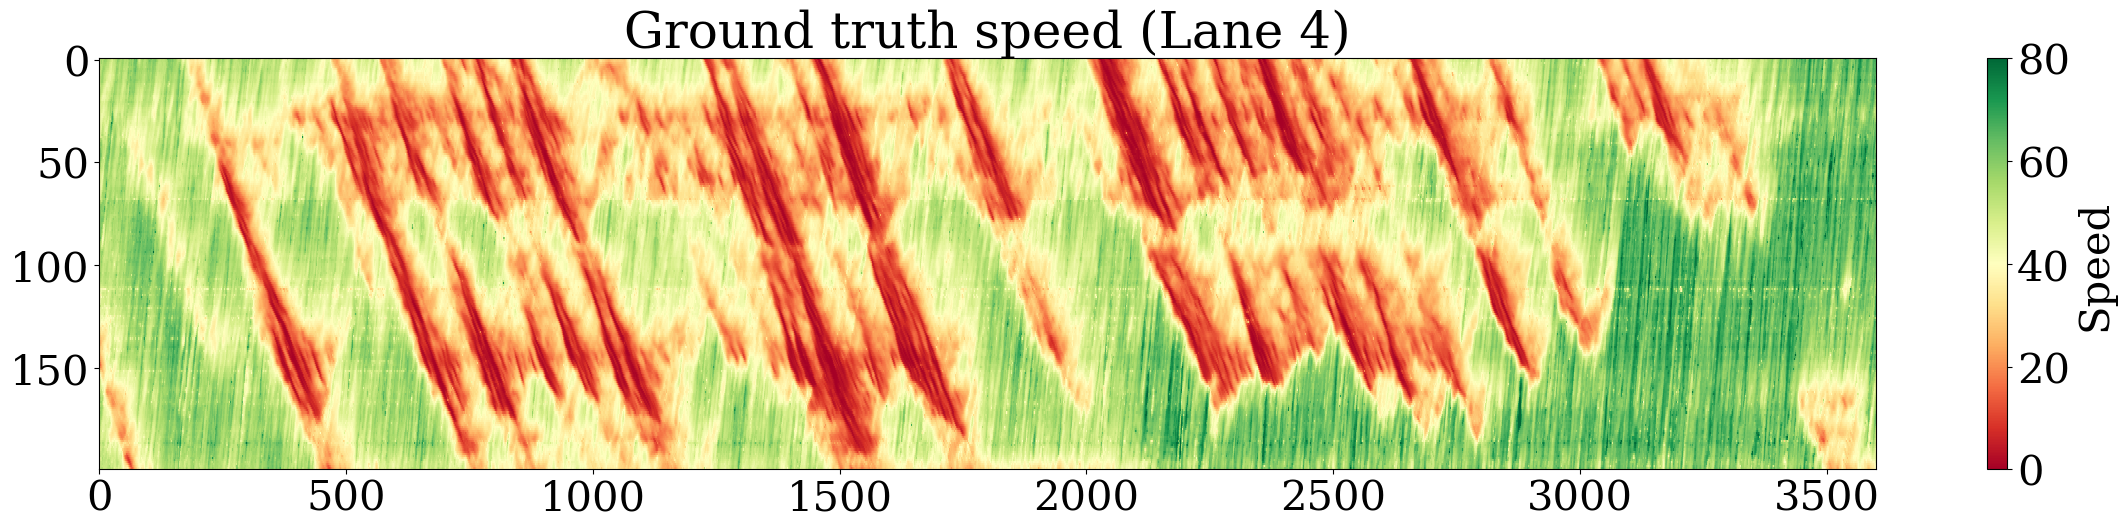
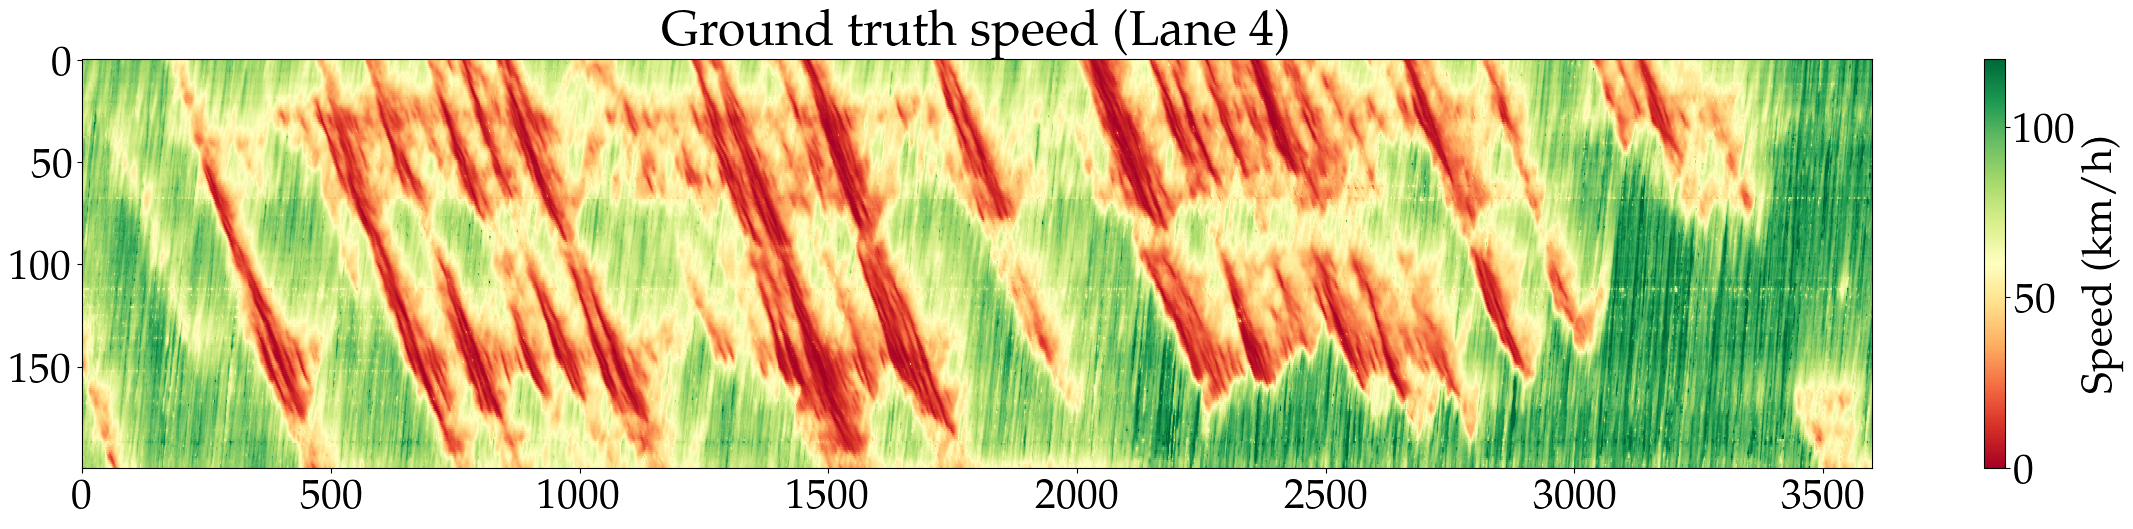
Unified diff of the notebook cell whose output changed from the first chart to the second:
--- before
+++ after
@@ -1,6 +1,7 @@
 plt.figure(figsize=(24, 6))
 plt.rcParams.update({'font.size': 30, 'font.family': 'serif'})
-plt.imshow(motion, cmap='RdYlGn', interpolation='nearest', origin='lower',vmin=0, vmax=80, aspect='auto')
-plt.colorbar(label='Speed')
+plt.imshow(MILE_TO_KM * motion, cmap='RdYlGn', interpolation='nearest', origin='lower',
+           vmin=0, vmax=120, aspect='auto')
+plt.colorbar(label='Speed (km/h)')
 plt.title('Ground truth speed (Lane 4)')
 plt.tight_layout()

Commit: Update